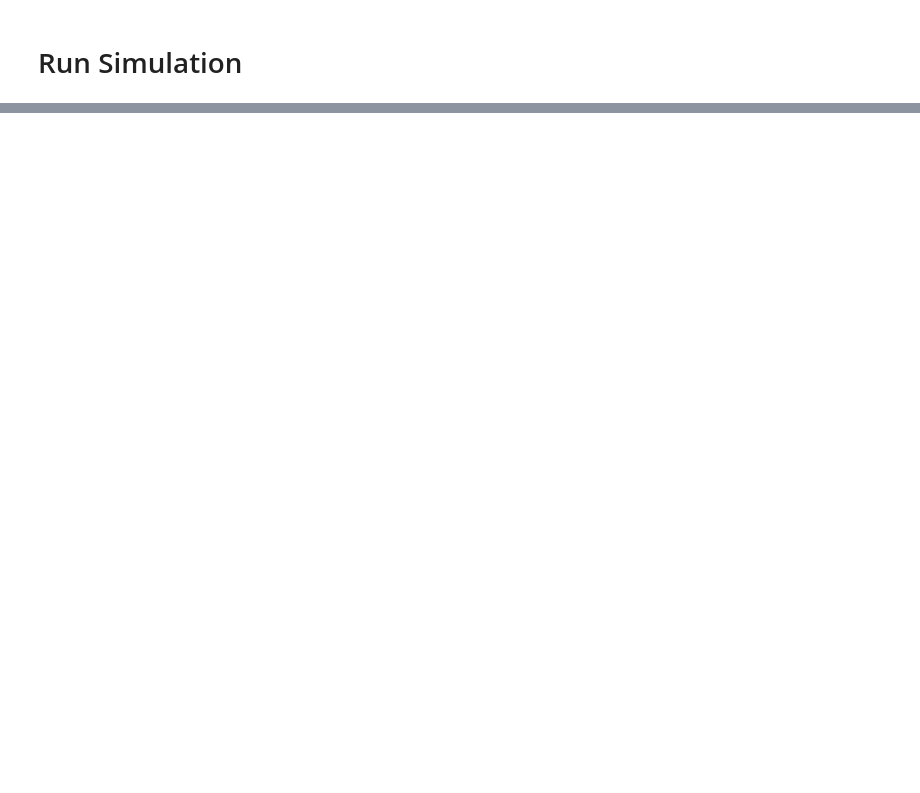
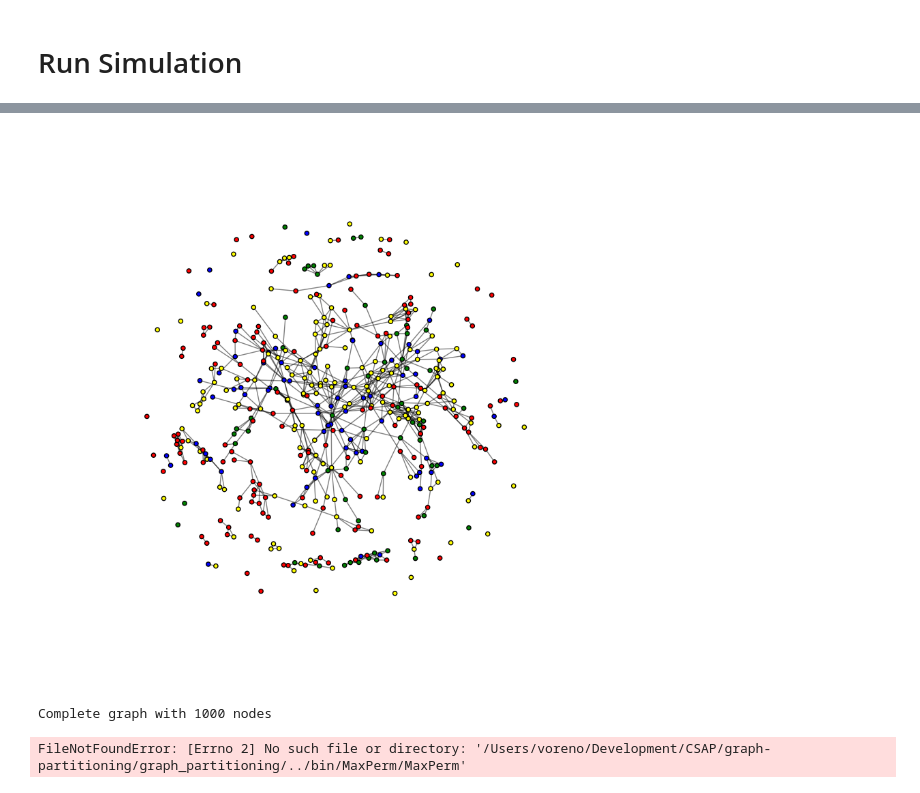
Before and after one commit to sbarakat/graph-partitioning, a Jupyter notebook: graph-partitioning-scotch2.ipynb, the cells around one changed output, grey strips where cells are left out. Saved outputs shown, nothing was run; the diff lists cells and outputs as text; code cells hidden in the pictures; blank space fills up the shorter version.

```diff
--- a/graph-partitioning-scotch2.ipynb
+++ b/graph-partitioning-scotch2.ipynb
@@ -206,0 +278,23 @@ P3: 106
+# %%
+part = dict(zip(gp.G.nodes(), gp.assignments))
+values = [part.get(node) for node in gp.G.nodes()]
+
+pos = nx.spring_layout(gp.G, k=0.5, iterations=20)
+plt.figure(figsize=(10, 10))
+plt.axis('off')
+colours = {0: 'red', 1: 'blue', 2: 'yellow', 3: 'green'}
+
+colour = []
+for n in gp.G.nodes_iter():
+    colour += [colours[gp.assignments[n]]]
+
+nx.draw_networkx_nodes(gp.G, pos, node_size=20, node_color=colour, cmap=plt.cm.jet, with_labels=False)
+nx.draw_networkx_edges(gp.G, pos, alpha=0.5)
+plt.show(gp.G)
+# %% [output]
+[figure, added]
+# %%
+gp.get_metrics()
+# %% [output]
+Complete graph with 1000 nodes
+FileNotFoundError: [Errno 2] No such file or directory: '/Users/voreno/Development/CSAP/graph-partitioning/graph_partitioning/../bin/MaxPerm/MaxPerm'
```
Also changed, not shown: parts of 9 cells of this notebook, 2 other files.
